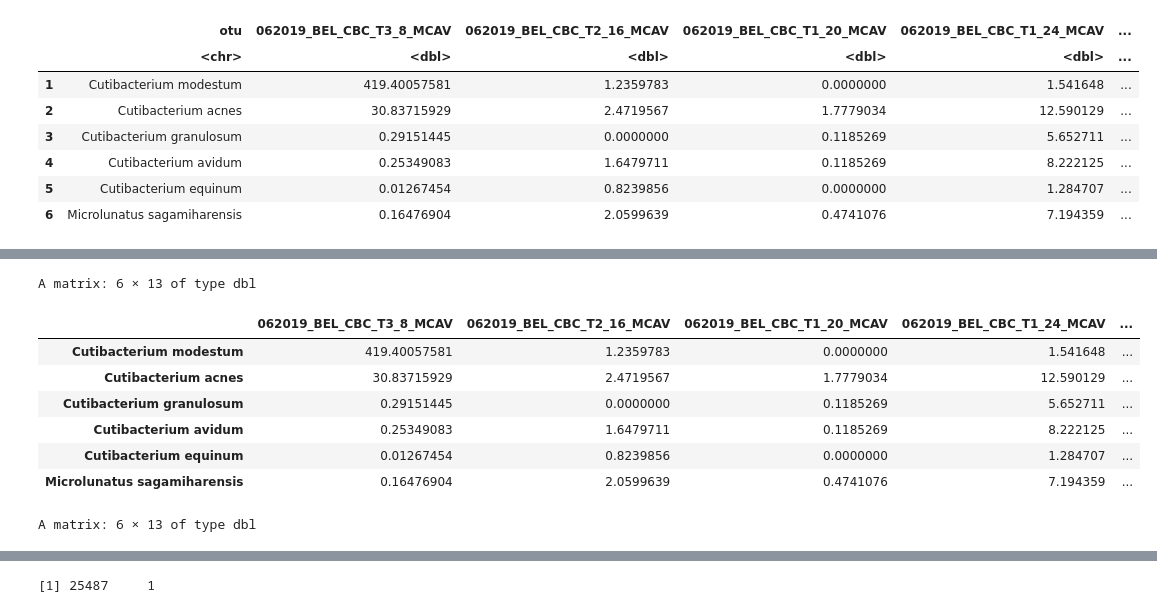
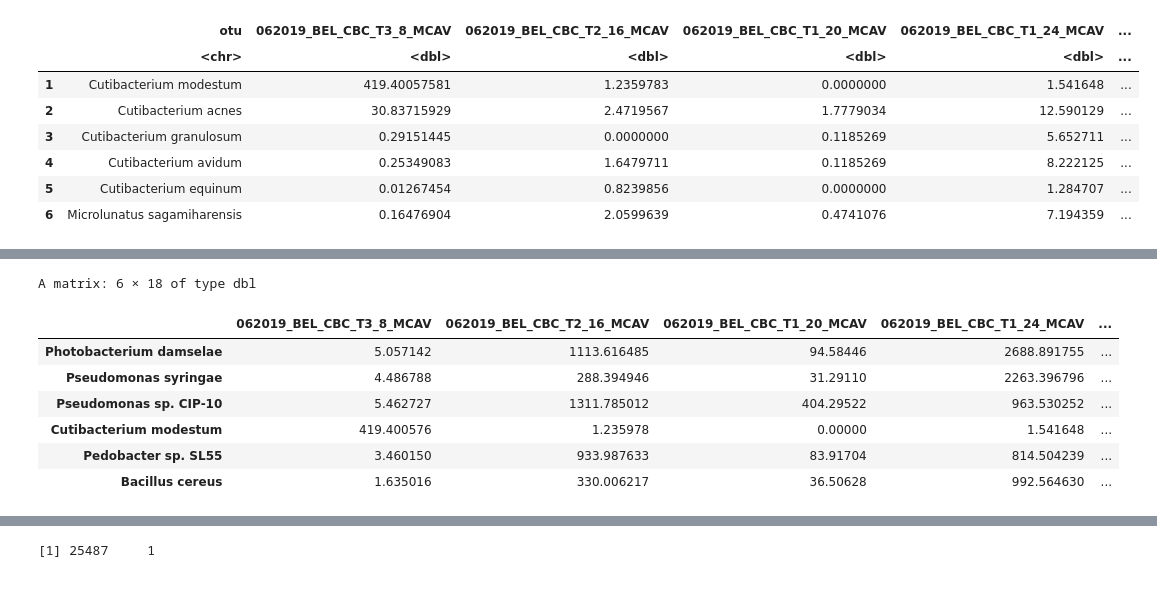
Before and after one commit to brookewicz/CBC_metagenomics, a Jupyter notebook: mcav1/mcav_taxonomy_plots.ipynb, the cells around one changed output, grey strips where cells are left out. Saved outputs shown, nothing was run; the diff lists cells and outputs as text; code cells hidden in the pictures.

```diff
--- a/mcav1/mcav_taxonomy_plots.ipynb
+++ b/mcav1/mcav_taxonomy_plots.ipynb
@@ -274,0 +280,3 @@ A data.frame: 6 × 13
+# %%
+otud_table=as.data.frame(otu_d)
+head(otud_table)
@@ -274,0 +293,4 @@ A data.frame: 6 × 13
+# %%
+# Merge otu_table and otud_table
+merged_otu_table <- merge(otu_table, otud_table, by = "otu", all = TRUE)
+head(merged_otu_table)
@@ -274,0 +307,8 @@ A data.frame: 6 × 13
+# %%
+# Remove the first column (OTUID) and set as row names
+rownames(merged_otu_table) <- merged_otu_table$otu
+merged_otu_table$otu=NULL
+
+#rownames(otud_table)
+head(merged_otu_table)
+dim(merged_otu_table)
@@ -274,0 +326,4 @@ A data.frame: 6 × 13
+# %%
+# sort by most abundant OTUs
+otus_sorted <- merged_otu_table[order(rowSums(merged_otu_table), decreasing = TRUE), ]
+head(otus_sorted)
@@ -275,19 +340,16 @@ A data.frame: 6 × 13
 # %%
 # Convert to matrix
-otus=as.matrix(otu_table)
+otus=as.matrix(otus_sorted)
 # Replace NAs with 0
 #otus[is.na(otus)] <- 0
 
-# Print the modified data frame
 head(otus)
-tail(otus)
 # %% [output]
-A matrix: 6 × 13 of type dbl
+A matrix: 6 × 18 of type dbl
 |  | 062019_BEL_CBC_T3_8_MCAV | 062019_BEL_CBC_T2_16_MCAV | 062019_BEL_CBC_T1_20_MCAV | 062019_BEL_CBC_T1_24_MCAV | ... |
-| Cutibacterium modestum | 419.40057581 | 1.2359783 | 0.0000000 | 1.541648 | ... |
-| Cutibacterium acnes | 30.83715929 | 2.4719567 | 1.7779034 | 12.590129 | ... |
-| Cutibacterium granulosum | 0.29151445 | 0.0000000 | 0.1185269 | 5.652711 | ... |
-| Cutibacterium avidum | 0.25349083 | 1.6479711 | 0.1185269 | 8.222125 | ... |
-| Cutibacterium equinum | 0.01267454 | 0.8239856 | 0.0000000 | 1.284707 | ... |
-| Microlunatus sagamiharensis | 0.16476904 | 2.0599639 | 0.4741076 | 7.194359 | ... |
+| Photobacterium damselae | 5.057142 | 1113.616485 | 94.58446 | 2688.891755 | ... |
+| Pseudomonas syringae | 4.486788 | 288.394946 | 31.29110 | 2263.396796 | ... |
+| Pseudomonas sp. CIP-10 | 5.462727 | 1311.785012 | 404.29522 | 963.530252 | ... |
+| Cutibacterium modestum | 419.400576 | 1.235978 | 0.00000 | 1.541648 | ... |
+| Pedobacter sp. SL55 | 3.460150 | 933.987633 | 83.91704 | 814.504239 | ... |
+| Bacillus cereus | 1.635016 | 330.006217 | 36.50628 | 992.564630 | ... |
-A matrix: 6 × 13 of type dbl
```
Also changed, not shown: parts of 86 cells of this notebook.
